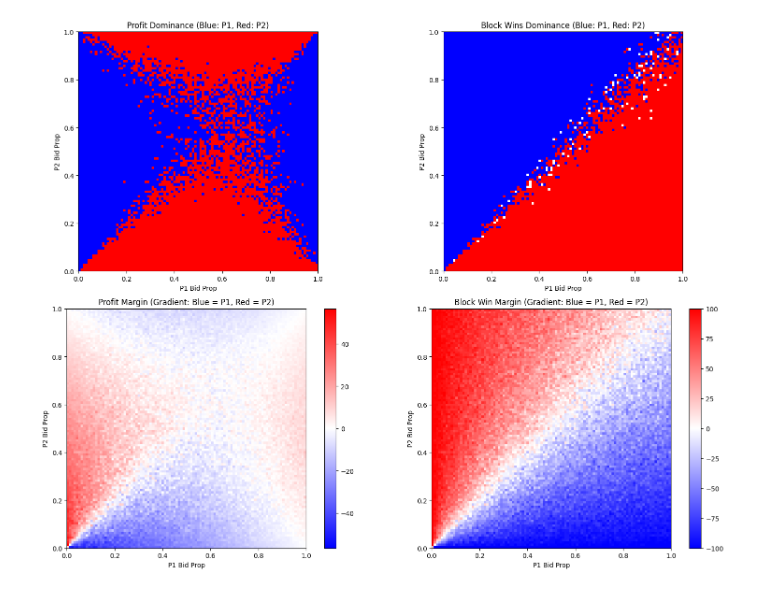
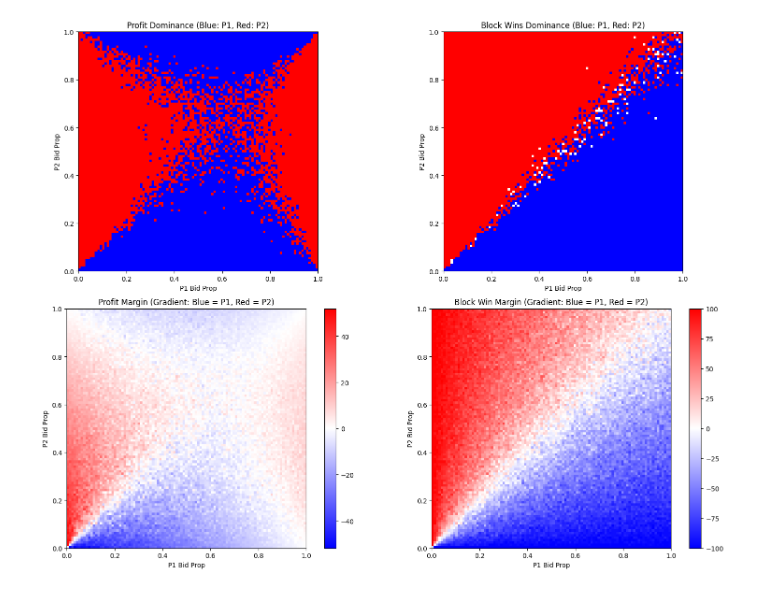
Before and after one commit to krzhang/camcos, a Jupyter notebook: simulations/builder_auctions/unreactive1v1s.ipynb, the cells around one changed output. Saved outputs shown, nothing was run; the diff lists cells and outputs as text; code cells hidden in the pictures.

```diff
--- a/simulations/builder_auctions/unreactive1v1s.ipynb
+++ b/simulations/builder_auctions/unreactive1v1s.ipynb
@@ -62,7 +62,7 @@ for i, p1_bid_prop in enumerate(tqdm(bid_props, desc="Running grid")):
 fig, ax = plt.subplots(2, 2, figsize=(16, 12))
 
 # --- FLAT COLOR MAPS ---
-flat_cmap = ListedColormap(['white', 'blue', 'red'])
+flat_cmap = ListedColormap(['white', 'red', 'blue'])
 bounds = [0, 0.5, 1.5, 2.5]
 norm = BoundaryNorm(bounds, flat_cmap.N)
 
@@ -71,31 +71,31 @@ ax[0, 0].imshow(profit_matrix, origin='lower', extent=[0, 1, 0, 1], cmap=flat_cm
 ax[0, 0].set_title("Profit Dominance (Blue: P1, Red: P2)")
 ax[0, 0].set_xlabel("P1 Bid Prop")
 ax[0, 0].set_ylabel("P2 Bid Prop")
 
 # Win dominance
 ax[0, 1].imshow(win_matrix, origin='lower', extent=[0, 1, 0, 1], cmap=flat_cmap, norm=norm)
 ax[0, 1].set_title("Block Wins Dominance (Blue: P1, Red: P2)")
 ax[0, 1].set_xlabel("P1 Bid Prop")
 ax[0, 1].set_ylabel("P2 Bid Prop")
 
 # --- GRADIENT MAPS ---
 # Profit margin (continuous)
 grad1 = ax[1, 0].imshow(profit_margin, origin='lower', extent=[0, 1, 0, 1],
                         cmap='bwr', vmin=-np.max(np.abs(profit_margin)), vmax=np.max(np.abs(profit_margin)))
 ax[1, 0].set_title("Profit Margin (Gradient: Blue = P1, Red = P2)")
 ax[1, 0].set_xlabel("P1 Bid Prop")
 ax[1, 0].set_ylabel("P2 Bid Prop")
 fig.colorbar(grad1, ax=ax[1, 0])
 
 # Win margin (continuous)
 grad2 = ax[1, 1].imshow(win_margin, origin='lower', extent=[0, 1, 0, 1],
                         cmap='bwr', vmin=-np.max(np.abs(win_margin)), vmax=np.max(np.abs(win_margin)))
 ax[1, 1].set_title("Block Win Margin (Gradient: Blue = P1, Red = P2)")
 ax[1, 1].set_xlabel("P1 Bid Prop")
 ax[1, 1].set_ylabel("P2 Bid Prop")
 fig.colorbar(grad2, ax=ax[1, 1])
 
 plt.tight_layout()
 plt.show()
 # %% [output]
-[figure, old version]
+[figure, new version]
```
